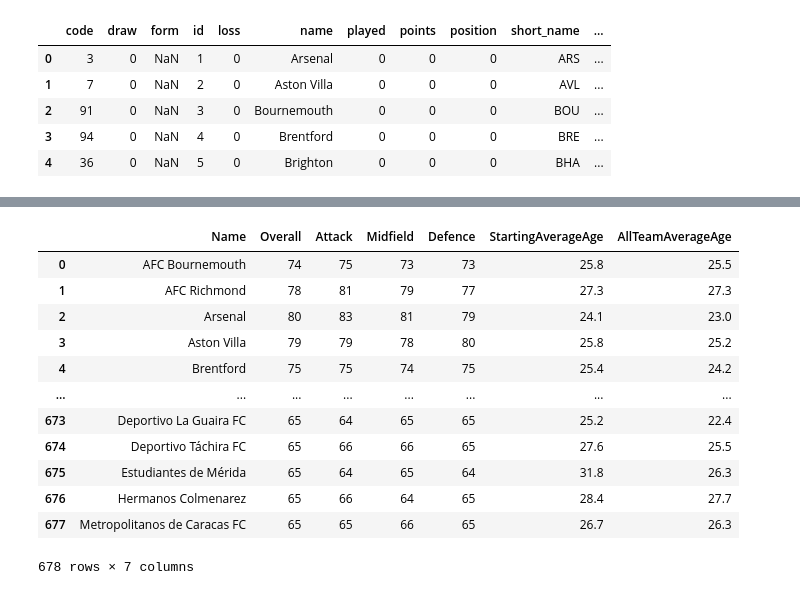
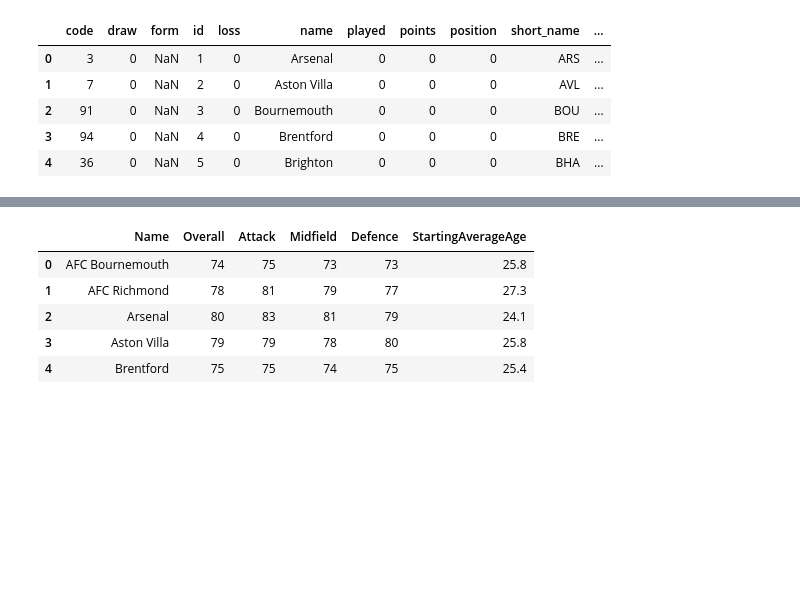
Before and after one commit to jeffreyreeve/capstone-premier-league-predictor, a Jupyter notebook: notebooks/data_prep.ipynb, the cells around one changed output, grey strips where cells are left out. Drawn from its saved outputs; the diff is of its cells as text; code cells hidden in the pictures; blank space fills up the shorter version.

```diff
--- a/notebooks/data_prep.ipynb
+++ b/notebooks/data_prep.ipynb
@@ -93,20 +232,13 @@ teams2.head()
 | 3 | 2 | Aston Villa | English Premier League (1) | 13 | 79 | 79 | 78 | 80 | 0 | ... |
 | 4 | 1925 | Brentford | English Premier League (1) | 13 | 75 | 75 | 74 | 75 | 0 | ... |
 # %%
-teams2 = teams2.drop(['ID', 'League', 'LeagueId', 'TransferBudget', 'DomesticPrestige', 'IntPrestige', 'Players'], axis=1)
-teams2
+teams2 = teams2.drop(['ID', 'League', 'LeagueId', 'TransferBudget', 'DomesticPrestige', 'IntPrestige', 'Players', 'AllTeamAverageAge'], axis=1)
+teams2.head()
 # %% [output]
-|  | Name | Overall | Attack | Midfield | Defence | StartingAverageAge | AllTeamAverageAge |
-| 0 | AFC Bournemouth | 74 | 75 | 73 | 73 | 25.8 | 25.5 |
-| 1 | AFC Richmond | 78 | 81 | 79 | 77 | 27.3 | 27.3 |
-| 2 | Arsenal | 80 | 83 | 81 | 79 | 24.1 | 23.0 |
-| 3 | Aston Villa | 79 | 79 | 78 | 80 | 25.8 | 25.2 |
-| 4 | Brentford | 75 | 75 | 74 | 75 | 25.4 | 24.2 |
-| ... | ... | ... | ... | ... | ... | ... | ... |
-| 673 | Deportivo La Guaira FC | 65 | 64 | 65 | 65 | 25.2 | 22.4 |
-| 674 | Deportivo Táchira FC | 65 | 66 | 66 | 65 | 27.6 | 25.5 |
-| 675 | Estudiantes de Mérida | 65 | 64 | 65 | 64 | 31.8 | 26.3 |
-| 676 | Hermanos Colmenarez | 65 | 66 | 64 | 65 | 28.4 | 27.7 |
-| 677 | Metropolitanos de Caracas FC | 65 | 65 | 66 | 65 | 26.7 | 26.3 |
+|  | Name | Overall | Attack | Midfield | Defence | StartingAverageAge |
+| 0 | AFC Bournemouth | 74 | 75 | 73 | 73 | 25.8 |
+| 1 | AFC Richmond | 78 | 81 | 79 | 77 | 27.3 |
+| 2 | Arsenal | 80 | 83 | 81 | 79 | 24.1 |
+| 3 | Aston Villa | 79 | 79 | 78 | 80 | 25.8 |
+| 4 | Brentford | 75 | 75 | 74 | 75 | 25.4 |
-678 rows × 7 columns
 # %%
```
Also changed, not shown: parts of 27 cells of this notebook.
